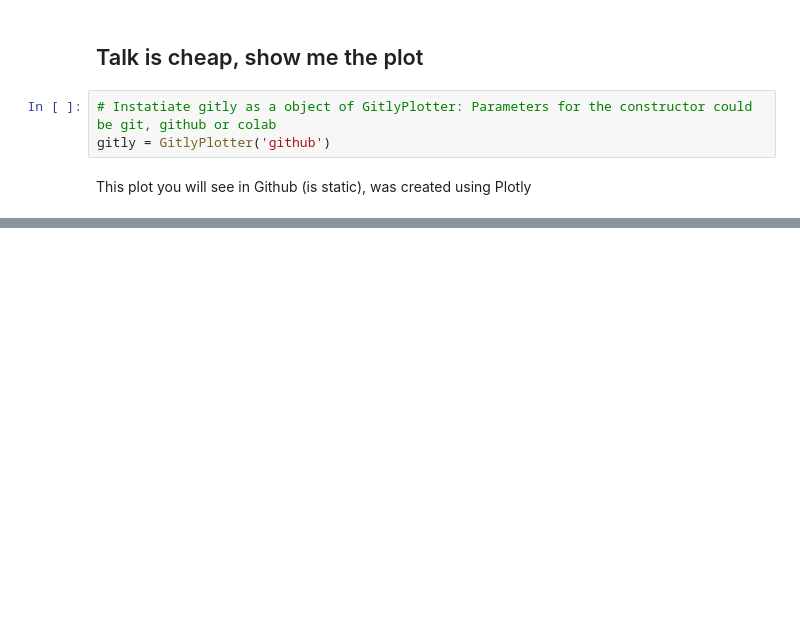
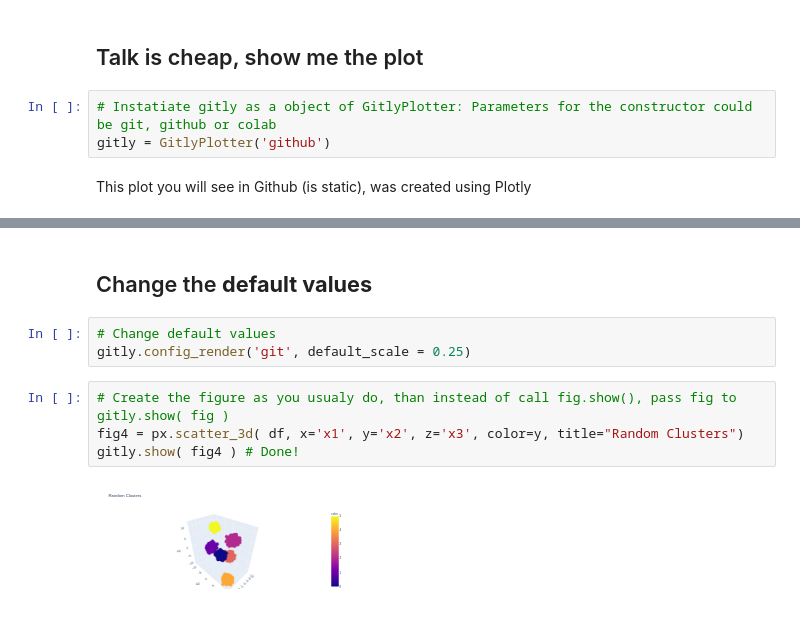
Before and after one commit to Tiagoeem/gitly, a Jupyter notebook: examples/Using_Gitly_Example.ipynb, the cells around one changed output, grey strips where cells are left out. Saved outputs shown, nothing was run; the diff lists cells and outputs as text; blank space fills up the shorter version.

```diff
--- a/examples/Using_Gitly_Example.ipynb
+++ b/examples/Using_Gitly_Example.ipynb
@@ -114,0 +141,11 @@ gitly.show( fig3 ) # Done!
+# %% [markdown]
+## Change the **default values**
+# %%
+# Change default values
+gitly.config_render('git', default_scale = 0.25)
+# %%
+# Create the figure as you usualy do, than instead of call fig.show(), pass fig to gitly.show( fig )
+fig4 = px.scatter_3d( df, x='x1', y='x2', z='x3', color=y, title="Random Clusters")
+gitly.show( fig4 ) # Done!
+# %% [output]
+[figure, added]
```
Also changed, not shown: parts of 14 cells of this notebook.
